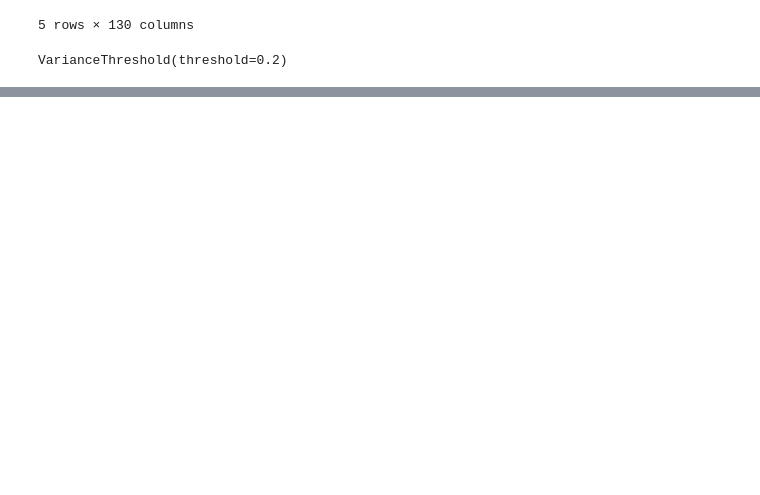
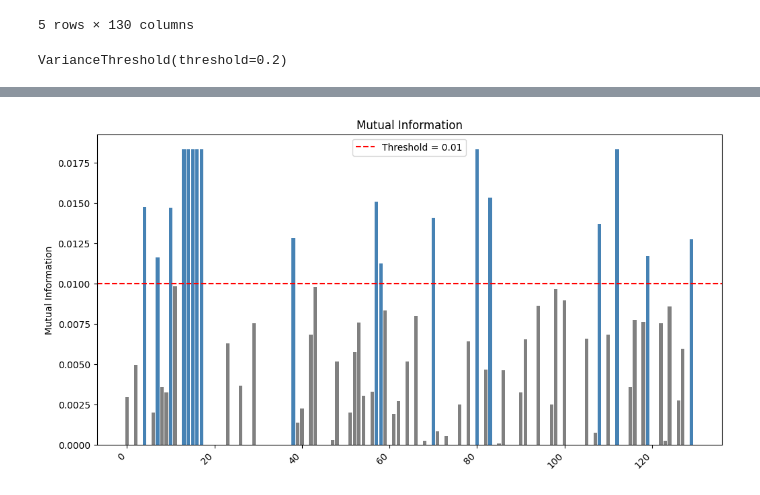
Before and after one commit to Michzru/Critical-oxygen-saturation-estimation, a Jupyter notebook: phase_2.ipynb, the cells around one changed output, grey strips where cells are left out. Cells and saved outputs as stored; diff of their text form; code cells hidden in the pictures; blank space fills up the shorter version.

```diff
--- a/phase_2.ipynb
+++ b/phase_2.ipynb
@@ -425,0 +435,12 @@ plt.show()
+# %%
+max_display = np.percentile(mi_series.values, 95)  # orežeme top 5 % najvyšších
+plt.figure(figsize=(12,6))
+plt.bar(mi_series.index, np.clip(mi_series.values, 0, max_display), color=colors)
+plt.axhline(y=threshold, color='red', linestyle='--', label=f'Threshold = {threshold}')
+plt.xticks(rotation=45, ha='right')
+plt.ylabel('Mutual Information')
+plt.title('Mutual Information')
+plt.legend()
+plt.show()
+# %% [output]
+[figure, added]
```
Also changed, not shown: parts of 6 cells of this notebook.
